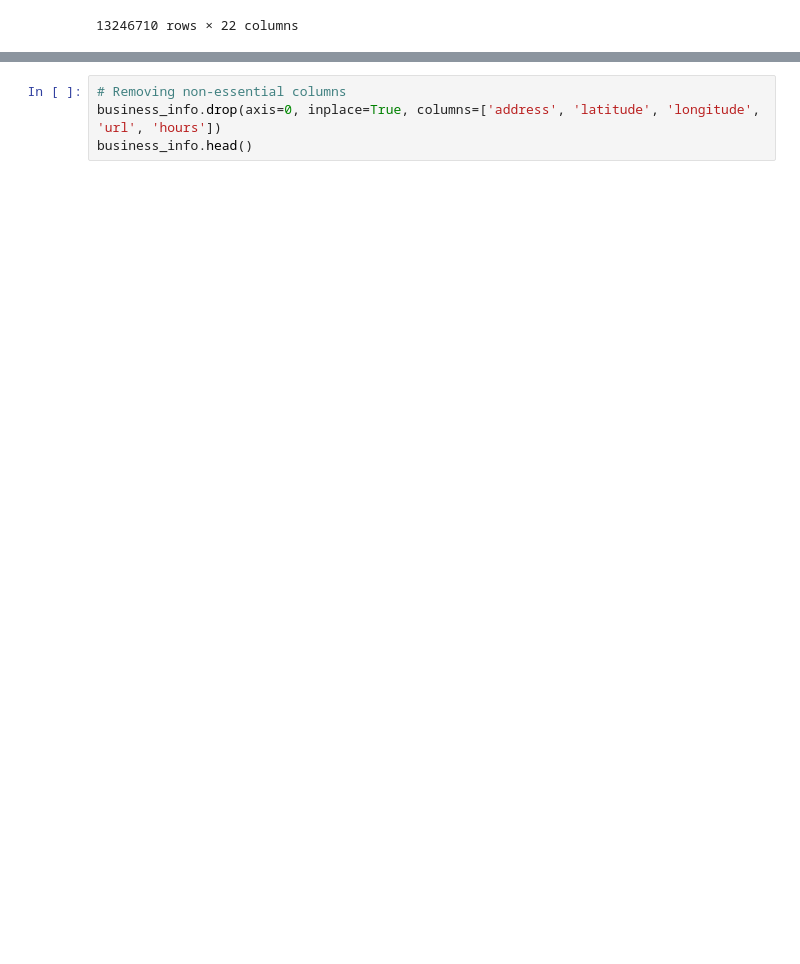
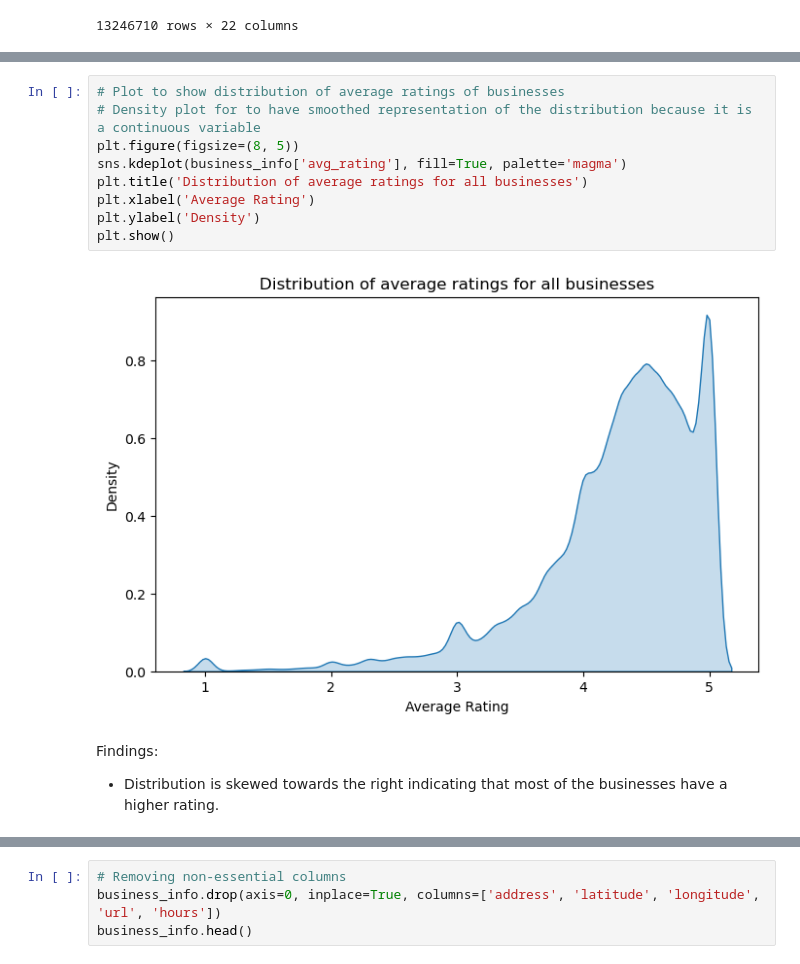
Before and after one commit to preyali/IT492_Pheonix_1, a Jupyter notebook: EDA_FeatureExtraction.ipynb, the cells around one changed output, grey strips where cells are left out. Cells and saved outputs as stored; diff of their text form; blank space fills up the shorter version.

```diff
--- a/EDA_FeatureExtraction.ipynb
+++ b/EDA_FeatureExtraction.ipynb
@@ -72,0 +181,14 @@ merged_data
+# %%
+# Plot to show distribution of average ratings of businesses
+# Density plot for to have smoothed representation of the distribution because it is a continuous variable
+plt.figure(figsize=(8, 5))
+sns.kdeplot(business_info['avg_rating'], fill=True, palette='magma')
+plt.title('Distribution of average ratings for all businesses')
+plt.xlabel('Average Rating')
+plt.ylabel('Density')
+plt.show()
+# %% [output]
+[figure, added]
+# %% [markdown]
+Findings:
+- Distribution is skewed towards the right indicating that most of the businesses have a higher rating.
```
Also changed, not shown: parts of 33 cells of this notebook.
